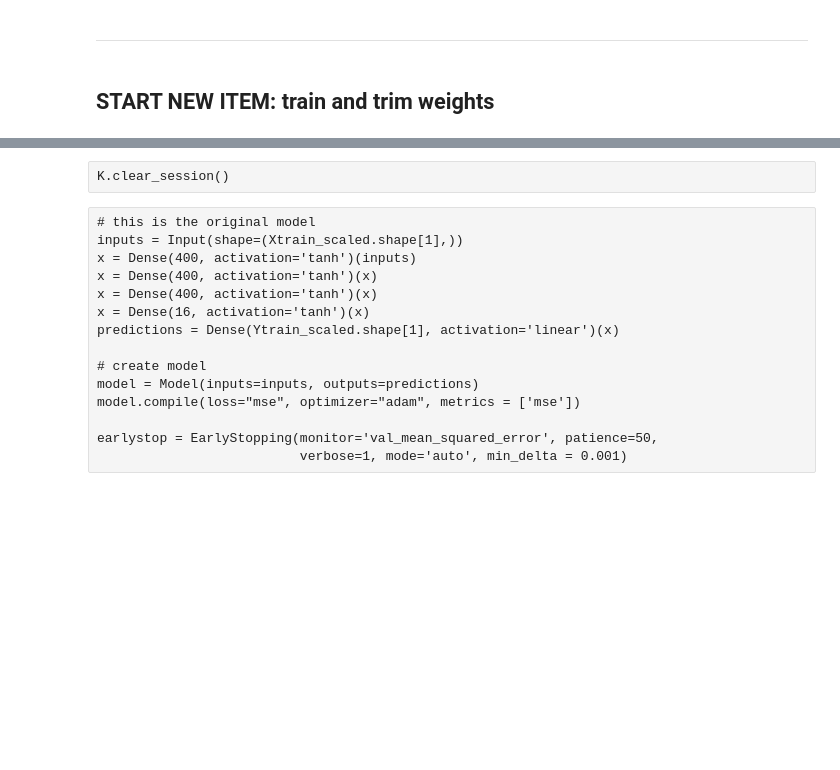
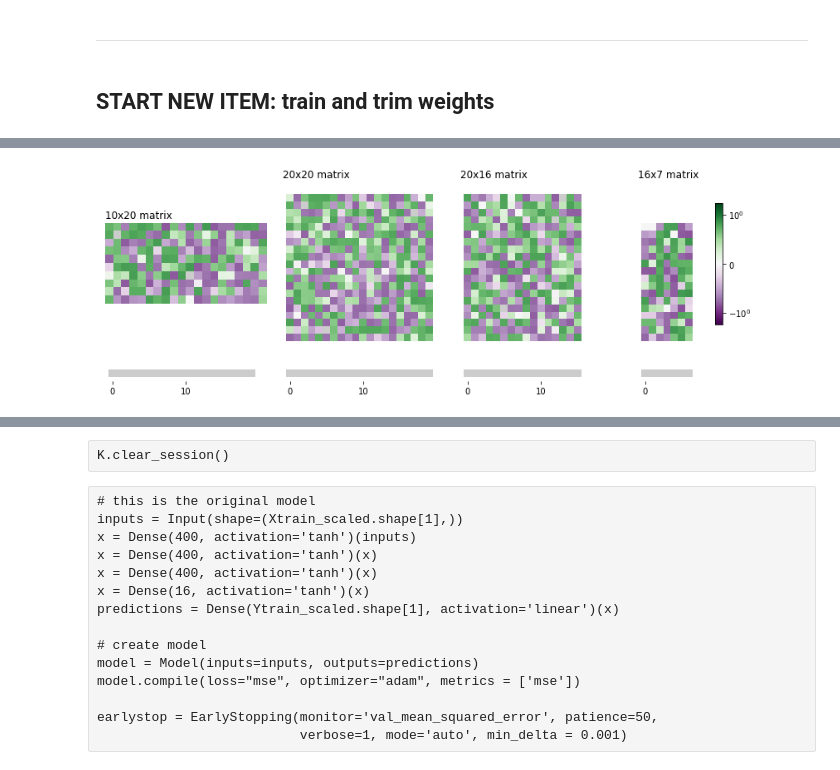
Before and after one commit to oliviatessa/MothMachineLearning, a Jupyter notebook: 019_eScienceCommunitySeminar.ipynb, the cells around one changed output, grey strips where cells are left out. Saved outputs shown, nothing was run; the diff lists cells and outputs as text; code cells hidden in the pictures; blank space fills up the shorter version.

```diff
--- a/019_eScienceCommunitySeminar.ipynb
+++ b/019_eScienceCommunitySeminar.ipynb
@@ -797,5 +718,5 @@ print(np.sum(wtLengths), "total weights")
 # %%
-numCuts = 3
+numCuts = 1
 # %%
 # refref:
 # train until I have very good results
@@ -974,3 +956,5 @@ len(historyDict["mean_squared_error"])
+# %%
+df_c = df_c.iloc[0:10000,:]
 # %%
 # make plots
 from sklearn.metrics import r2_score
@@ -1045,7 +1027,7 @@ fig.subplots_adjust(hspace = -0.7, wspace=0.1, bottom = -0.1 )
 axs = axs.ravel("F")
 
 
-viridis = cm.get_cmap('viridis', 256)
+viridis = cm.get_cmap('PRGn', 256)
 newcolors = viridis(np.linspace(0, 1, 256))
 white = np.array([0.8, 0.8, 0.8, 1])
 newcolors[256//2:256//2+1, :] = white
@@ -1076,7 +1058,7 @@ fig.subplots_adjust(hspace = -0.7, wspace=0.1, bottom = -0.1 )
 axs = axs.ravel("F")
 
 
-viridis = cm.get_cmap('viridis', 256)
+viridis = cm.get_cmap('PRGn', 256)
 newcolors = viridis(np.linspace(0, 1, 256))
 white = np.array([0.8, 0.8, 0.8, 1])
 newcolors[256//2, :] = white
@@ -1175,0 +1160,15 @@ plt.savefig(os.path.join(figDir, "Pruned_WeightMatrices" + str(len(historyDict["
+# %%
+modelParams = {"optimizer": "rmsprop",
+              "dropout_rate" : 0,
+               "numUnits": [20, 20, 16],
+               "weightRegularization": 0
+              }
+
+
+
+model = create_network(**modelParams)
+
+modelName = ''.join('{}_{}__'.format(key[0:3].capitalize(), val) for  key, val in modelParams.items()).replace("[", "").replace("]", "").replace(", ", "_")[0:-2]+ "_" + str(datetime.now())[0:-7].replace("-", "_").replace(" ", "__").replace(":", "_")
+print(modelName)
+
+model.summary()
@@ -1175,0 +1268,20 @@ plt.savefig(os.path.join(figDir, "Pruned_WeightMatrices" + str(len(historyDict["
+# %%
+plt.close("all")
+fig, axs = plt.subplots(2,4, figsize=np.array([30, 10])/2, facecolor='w', edgecolor='k', sharex = "none", sharey = "none")
+fig.subplots_adjust(hspace = -0.4, wspace=0.1, bottom = -0.1 )
+axs = axs.ravel("F")
+
+
+PRGn = cm.get_cmap('PRGn', 256)
+newcolors = PRGn(np.linspace(0, 1, 256))
+white = np.array([0.8, 0.8, 0.8, 1])
+newcolors[256//2:256//2 + 1, :] = white
+newcmp = ListedColormap(newcolors)
+
+tmpFolder = "smallNetworkTraingingPruning"
+
+if not os.path.exists(os.path.join(figDir, tmpFolder)):
+    os.mkdir(os.path.join(figDir, tmpFolder))
+saveWeightImages(model, 0)
+# %% [output]
+[figure, added]
```
Also changed, not shown: parts of 41 cells of this notebook, 2 other files.
